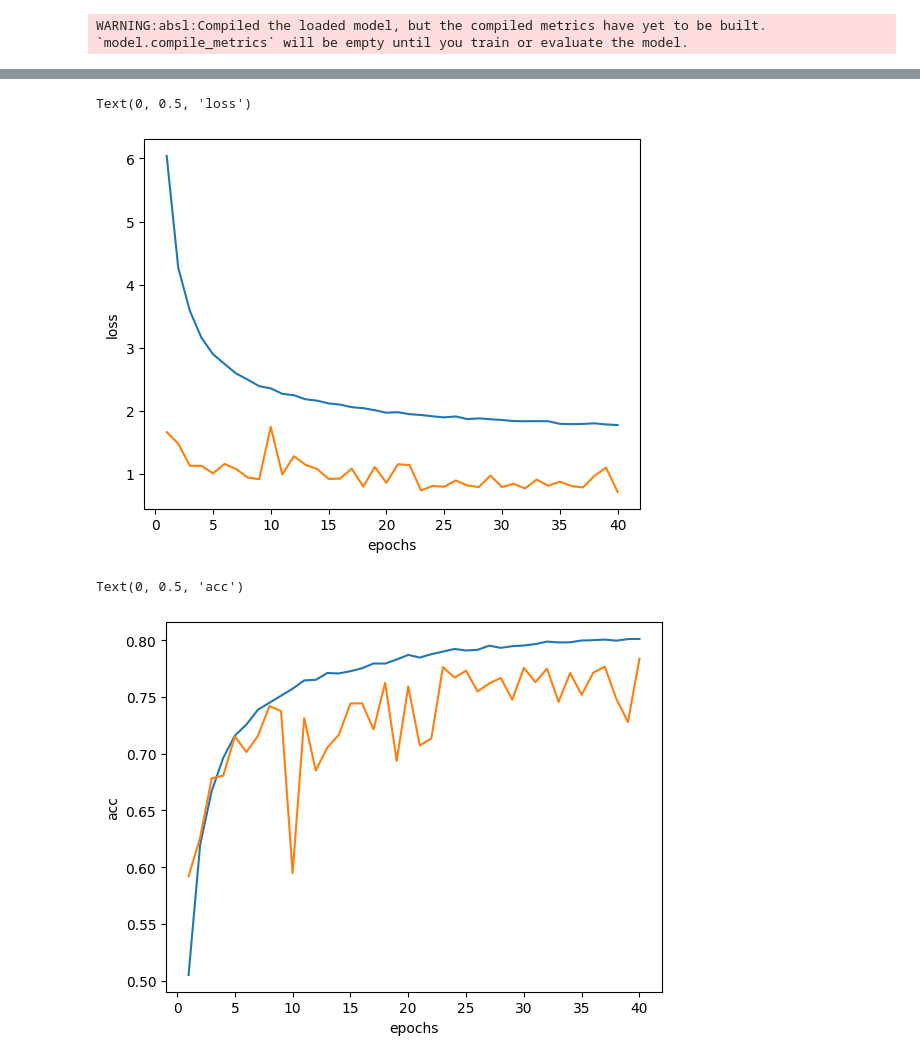
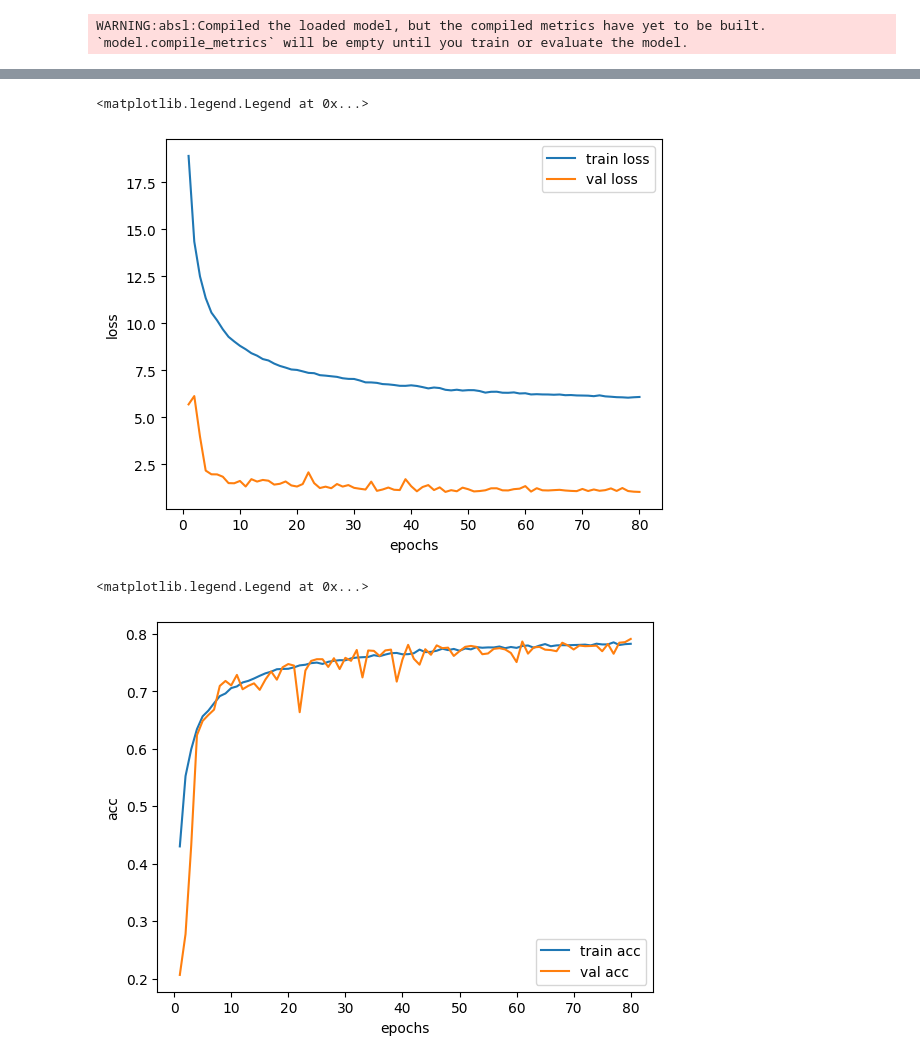
Before and after one commit to MDJORDJE98/RI---Knowledge-distillation, a Jupyter notebook: train_student.ipynb, the cells around one changed output, grey strips where cells are left out. Drawn from its saved outputs; the diff is of its cells as text; code cells hidden in the pictures.

Commit message:
trained teacher and student

```diff
--- a/train_student.ipynb
+++ b/train_student.ipynb
@@ -79,14 +52,33 @@ WARNING:absl:Compiled the loaded model, but the compiled metrics have yet to be
 from tensorflow.keras.losses import SparseCategoricalCrossentropy
 from tensorflow.keras.optimizers import Adam
 from tensorflow.keras.losses import KLDivergence
+from tensorflow.keras.optimizers.schedules import ExponentialDecay
+from tensorflow.keras.preprocessing.image import ImageDataGenerator
+
+temperature = 5
+alpha = 0.2
+batch_size = 256
+
+steps_per_epoch = len(x_train) // batch_size
+
+lr_schedule = ExponentialDecay(
+    initial_learning_rate=0.001,
+    decay_steps=steps_per_epoch * 15,
+    decay_rate=0.8,
+    staircase=True
+)
+
+augmented_data = ImageDataGenerator(
+    width_shift_range=0.1,
+    height_shift_range=0.1,
+    horizontal_flip=True
+)
+#augmented_data.fit(x_train)
+#train_augmented = augmented_data.flow(x_train, y_train, batch_size=batch_size)
 
 ce_loss = SparseCategoricalCrossentropy(from_logits = True)
 kl_loss = KLDivergence()
-optimizer = Adam(learning_rate=0.003)
-
-temperature = 3
-alpha = 0.1
-batch_size = 64
+optimizer = Adam(learning_rate=lr_schedule)
 
 
 train_dataset = tf.data.Dataset.from_tensor_slices((x_train,y_train))
@@ -103,16 +95,16 @@ history = {
     "val_acc": []
 }
 # %%
-epochs = 40
+epochs = 80
 
 
 for epoch in range(epochs):
-    print(f"Epoch {epoch+1}/{epochs}\n")
+    print(f"Epoch {epoch+1}/{epochs}")
 
     train_loss_metric = tf.keras.metrics.Mean()
     train_acc_metric = tf.keras.metrics.SparseCategoricalAccuracy()
 
-    for x_batch, y_batch in train_dataset:
+    for x_batch,y_batch in train_dataset:
         with tf.GradientTape() as tape:
             student_logits = student_model(x_batch, training=True)
             teacher_logits = teacher_model(x_batch, training=False)
@@ -154,5 +146,7 @@ for epoch in range(epochs):
     history["val_loss"].append(val_loss)
     history["val_acc"].append(val_acc)
 
-    print(f"Loss: {train_loss:.4f} - Accuracy: {train_acc:.4f} - Validation Loss: {val_loss:.4f} - Validation Accuracy: {val_acc:.4f}")
+    print(f"Loss: {train_loss:.4f} - Accuracy: {train_acc:.4f} - Validation Loss: {val_loss:.4f} - Validation Accuracy: {val_acc:.4f}\n")
+    current_lr = optimizer.learning_rate
+    print(f"Learning rate: {current_lr:.6f}")
 # %% [output]
@@ -181,15 +175,17 @@ plt.plot(epochs, history['train_loss'])
 plt.plot(epochs, history['val_loss'])
 plt.xlabel('epochs')
 plt.ylabel('loss')
+plt.legend(['train loss','val loss'])
 # %% [output]
-Text(0, 0.5, 'loss')
+<matplotlib.legend.Legend at 0x...>
-[figure, old version]
+[figure, new version]
 # %%
 epochs = range(1,len(history['train_acc'])+1)
 plt.plot(epochs, history['train_acc'])
 plt.plot(epochs, history['val_acc'])
 plt.xlabel('epochs')
 plt.ylabel('acc')
+plt.legend(['train acc','val acc'])
 # %% [output]
-Text(0, 0.5, 'acc')
+<matplotlib.legend.Legend at 0x...>
-[figure, old version]
+[figure, new version]
```
Also changed, not shown: parts of 12 cells of this notebook, 3 other files.
